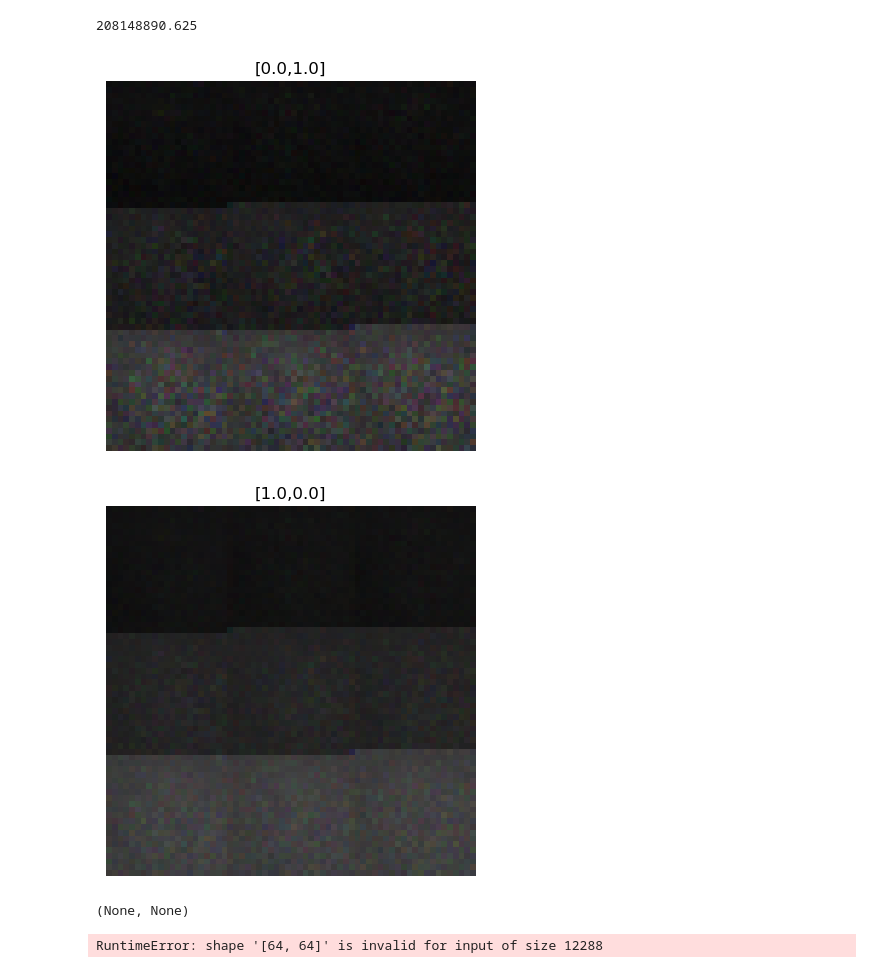
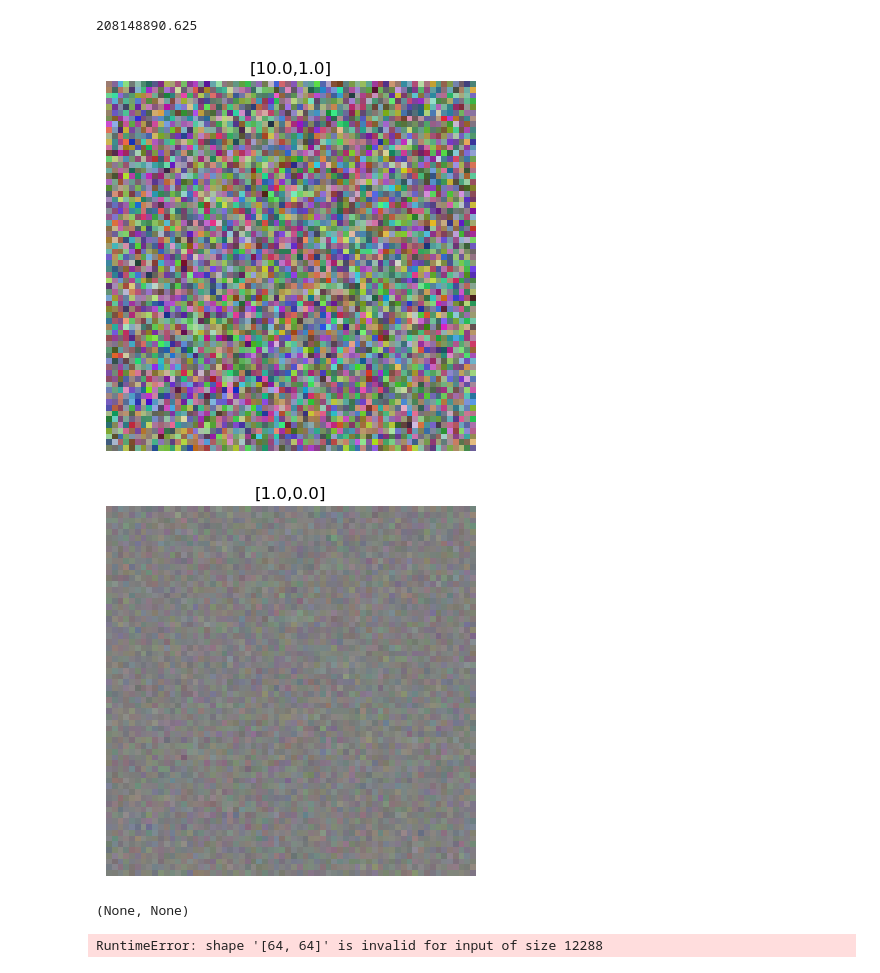
Before and after one commit to vrosterm/EuroSAT, a Jupyter notebook: vae_eurosat.ipynb, the cells around one changed output. Cells and saved outputs as stored; diff of their text form; code cells hidden in the pictures.

Commit message:
Edits adding comments, sources, and MNIST results

```diff
--- a/vae_eurosat.ipynb
+++ b/vae_eurosat.ipynb
@@ -16,10 +19,10 @@ from torchvision.utils import save_image, make_grid
 # create a transform to apply to each datapoint
 transform = transforms.Compose([transforms.ToTensor()])
 
-# download the MNIST datasets
-path = '~/Desktop/EuroSAT/EuroSAT_DL'
-train_dataset = EuroSAT(path, transform=transform) # download=True)
-test_dataset  = EuroSAT(path, transform=transform) # download=True)
+# download the EuroSAT datasets
+path = '~/EuroSAT_DL'
+train_dataset = EuroSAT(path, transform=transform,download=True)
+test_dataset  = EuroSAT(path, transform=transform,download=True)
 
 # create train and test dataloaders
 batch_size = 100
@@ -184,8 +188,9 @@ train(model, optimizer, epochs=50, device=device)
         Epoch 50        Average Loss:  7737.876974907063
 208148890.625
 # %%
-def generate_digit(mean, var):
+def generate_image(mean, var):
     z_sample = torch.tensor([[mean, var]], dtype=torch.float).to(device)
+    # What does mean/var actually imply here? Worth looking into and noting for later.
     x_decoded = model.decode(z_sample)
     digit = x_decoded.detach().cpu().reshape(64, 64, 3) # reshape vector to 2d array
     plt.title(f'[{mean},{var}]')
@@ -194,10 +199,11 @@ def generate_digit(mean, var):
     plt.show()
 # %%
 #img1: mean0, var1 / img2: mean1, var0
-generate_digit(0.0, 1.0), generate_digit(1.0, 0.0)
+generate_image(10.0, 1.0), generate_image(1.0, 0.0)
+# This just makes static as of now. Adam recommended a convolutional network for the VAE to improve upon this.
 # %% [output]
-[figure, old version]
+[figure, new version]
-[figure, old version]
+[figure, new version]
 (None, None)
 # %%
 def plot_latent_space(model, scale=5.0, n=25, digit_size=64, figsize=15):
```
Also changed, not shown: parts of 4 cells of this notebook, 1 other file.
